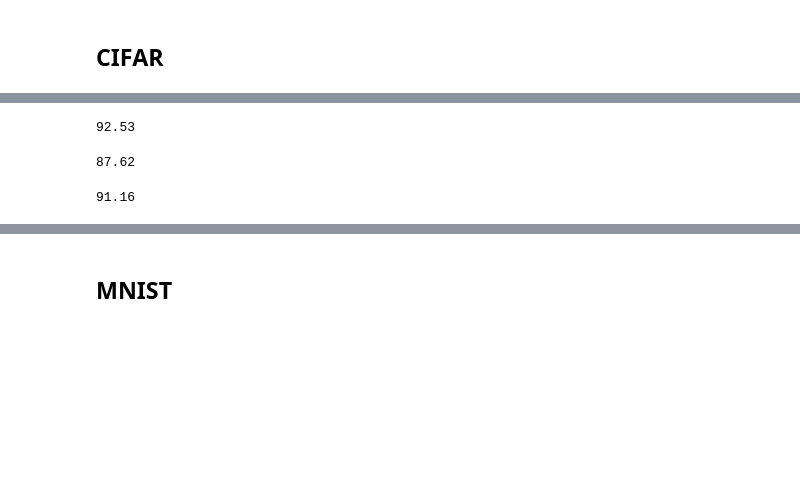
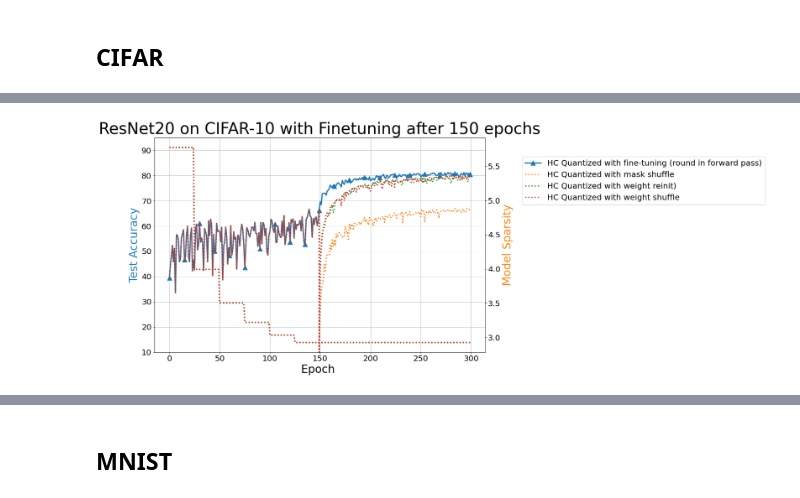
Before and after one commit to ksreenivasan/pruning_is_enough, a Jupyter notebook: visualize-results.ipynb, the cells around one changed output, grey strips where cells are left out. Saved outputs shown, nothing was run; the diff lists cells and outputs as text; code cells hidden in the pictures; blank space fills up the shorter version.

Commit message:
modifying plotting script so it is easier to use

```diff
--- a/visualize-results.ipynb
+++ b/visualize-results.ipynb
@@ -12,7 +12,7 @@ label_size = 28
 tick_size = 20
 title_size = 40
 subtitle_size = 28
-line_width = 4
+line_width = 3
 legend_size = 20
 # %% [markdown]
 ## CIFAR
@@ -67,12 +19,49 @@ plt.savefig('HC variants and imp on cifar10_resnet18.jpg', dpi=400)
-# %%
-imp['test_acc'].max()
-# %% [output]
-92.53
-# %%
-hc_iter_shuffle_mask_wt['test_acc'].max()
-# %% [output]
-87.62
-# %%
-hc_iter_shuffle_weight_wt['test_acc'].max()
-# %% [output]
-91.16
+# %%
+RESULTS_FOLDER = "results/quantized_hc_results"
+
+acc_df = pd.read_csv("{}/acc_and_sparsity.csv".format(RESULTS_FOLDER))
+mask_shuffle_df = pd.read_csv("{}/acc_and_sparsity_mask_shuffle.csv".format(RESULTS_FOLDER))
+weight_reinit_df = pd.read_csv("{}/acc_and_sparsity_weight_reinit.csv".format(RESULTS_FOLDER))
+weight_shuffle_df = pd.read_csv("{}/acc_and_sparsity_weight_shuffle.csv".format(RESULTS_FOLDER))
+# %%
+fig, ax1 = plt.subplots(figsize=(15, 10))
+ax2 = ax1.twinx()
+
+ax1.plot(acc_df['epoch'], acc_df['test_acc'], linewidth=line_width,
+         c='C0', label='HC Quantized with fine-tuning (round in forward pass)',
+         marker='^', markersize=12, markevery=15)
+ax2.plot(acc_df['epoch'], acc_df['model_sparsity'], linewidth=line_width,
+         c='C0', label='HC Quantized (round in forward pass)', linestyle='dotted')#, marker='^', markersize=12)
+
+ax1.plot(mask_shuffle_df['epoch'], mask_shuffle_df['test_acc'], linewidth=line_width,
+         c='C1', label='HC Quantized with mask shuffle', linestyle='dotted')#, marker='^', markersize=12)
+ax2.plot(mask_shuffle_df['epoch'], mask_shuffle_df['model_sparsity'], linewidth=line_width,
+         c='C1', label='HC Quantized mask shuffle', linestyle='dotted')#, marker='^', markersize=12)
+
+ax1.plot(weight_reinit_df['epoch'], weight_reinit_df['test_acc'], linewidth=line_width,
+         c='C2', label='HC Quantized with weight reinit)', linestyle='dotted')#, marker='^', markersize=12)
+ax2.plot(weight_reinit_df['epoch'], weight_reinit_df['model_sparsity'], linewidth=line_width,
+         c='C2', label='HC Quantized with weight reinit', linestyle='dotted')#, marker='^', markersize=12)
+
+ax1.plot(weight_shuffle_df['epoch'], weight_shuffle_df['test_acc'], linewidth=line_width,
+         c='C3', label='HC Quantized with weight shuffle', linestyle='dotted')#, marker='^', markersize=12)
+ax2.plot(weight_shuffle_df['epoch'], weight_shuffle_df['model_sparsity'], linewidth=line_width,
+         c='C3', label='HC Quantized with weight shuffle', linestyle='dotted')#, marker='^', markersize=12)
+
+plt.title("ResNet20 on CIFAR-10 with Finetuning after 150 epochs", fontsize=title_size)
+ax1.tick_params(axis='both', labelsize=tick_size)
+ax2.tick_params(axis='both', labelsize=tick_size)
+
+ax1.set_xlabel("Epoch ", fontsize=label_size)
+ax1.set_ylabel("Test Accuracy", fontsize=label_size, color='C0')
+ax2.set_ylabel("Model Sparsity", fontsize=label_size, color='C1')
+
+#ax2.set_ylim([0, 55])
+ax1.set_ylim([10, 95])
+#ax1.set_xlim([0,152])
+ax1.legend(fontsize=legend_size, loc='center left', bbox_to_anchor=(1.1, 0.8))#, loc='right')
+ax1.grid(True)
+#ax2.grid(True)
+plt.savefig('hc_quantized_resnet20_cifar10.pdf', format='pdf', dpi=600, bbox_inches='tight', pad_inches=0.05)
+# %% [output]
+[figure, added]
```
Also changed, not shown: parts of 3 cells of this notebook.
